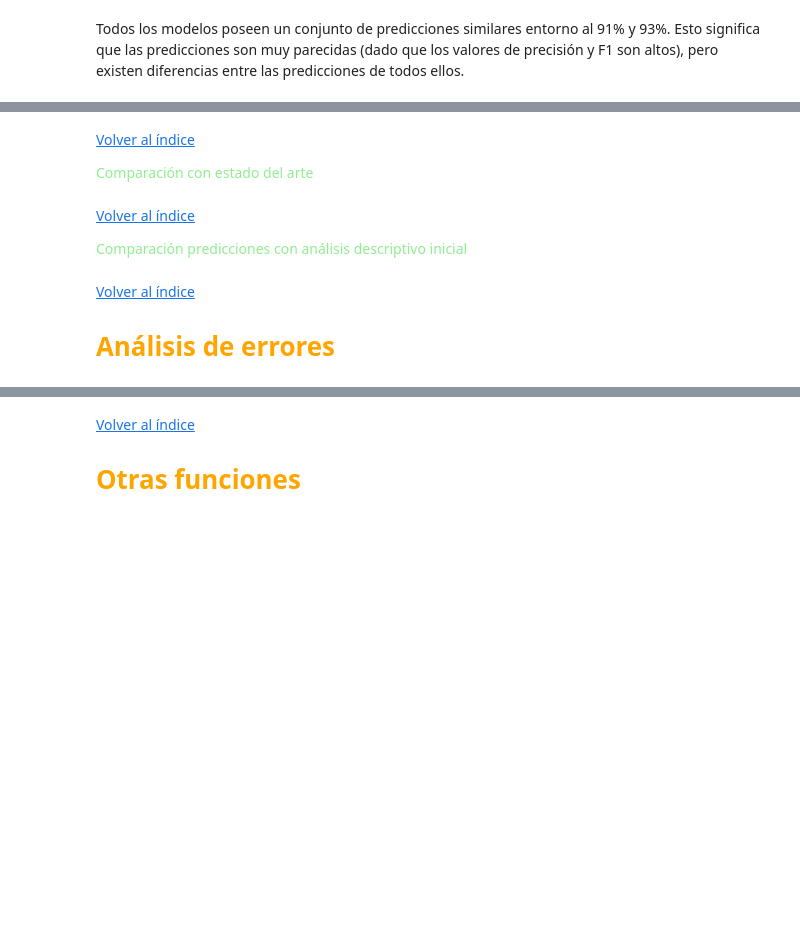
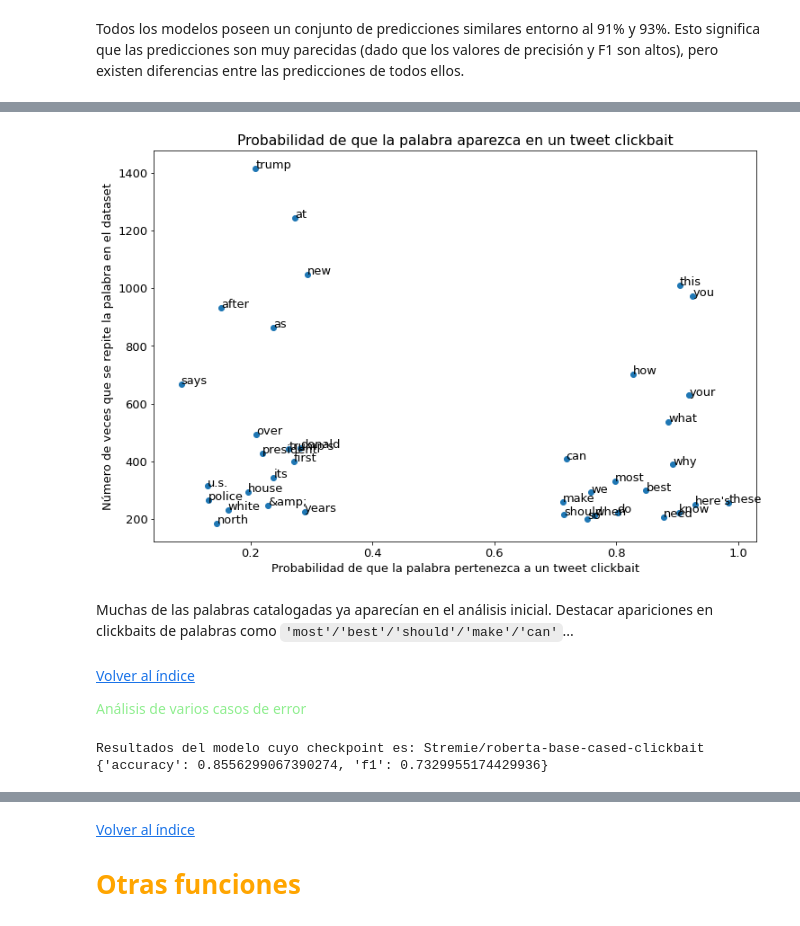
Before and after one commit to Albmargar1/ClickbaitDetector, a Jupyter notebook: main.ipynb, the cells around one changed output, grey strips where cells are left out. Drawn from its saved outputs; the diff is of its cells as text; code cells hidden in the pictures; blank space fills up the shorter version.

Commit message:
Añadidos casos de error

```diff
--- a/main.ipynb
+++ b/main.ipynb
@@ -598,14 +637,25 @@ Todos los modelos poseen un conjunto de predicciones similares entorno al 91% y
+# %%
+descriptive_analysis.given_word_check_probability_clickbait(data)
+# %% [output]
+[figure, added]
+# %% [markdown]
+Muchas de las palabras catalogadas ya aparecían en el análisis inicial. Destacar apariciones en clickbaits de palabras como `'most'/'best'/'should'/'make'/'can'`...
 # %% [markdown]
 [Volver al índice](#Index)
 
-<a name=soa></a>
-<font color='lightgreen'> Comparación con estado del arte </font>
+<a name=error></a>
+<font color='lightgreen'> Análisis de varios casos de error </font>
-# %% [markdown]
-[Volver al índice](#Index)
-
-<a name=postanalysis></a>
-<font color='lightgreen'> Comparación predicciones con análisis descriptivo inicial </font>
-# %% [markdown]
-[Volver al índice](#Index)
-<a name=errors></a>
-# <font color='orange'> Análisis de errores </font>
+# %%
+checkpoint_1 = 'roberta-base-cased-clickbait'
+predictions_1, metrics_1 = model_performance(default_config, default_config['test_dir'], checkpoint=str('Stremie/'+checkpoint_1))
+
+checkpoint_2 = 'roberta-base-cased-clickbait-keywords'
+predictions_2, metrics_2 = model_performance(default_config, default_config['test_dir'], checkpoint=str('Stremie/'+checkpoint_2))
+
+data_1 = data_processing.process_file(default_config['test_dir'], ['postText'])
+data_1['predicted-including-keywords'] = predictions_2
+data_1['bad_predicted'] = [abs(data_1['labels'][i] - predictions_1[i]) for i in range(data_1.shape[0])]
+data_masked = data_1.loc[data_1['bad_predicted'].values==1].reset_index()
+# %% [output]
+Resultados del modelo cuyo checkpoint es: Stremie/roberta-base-cased-clickbait
+{'accuracy': 0.8556299067390274, 'f1': 0.7329955174429936}
```
Also changed, not shown: parts of 25 cells of this notebook.
